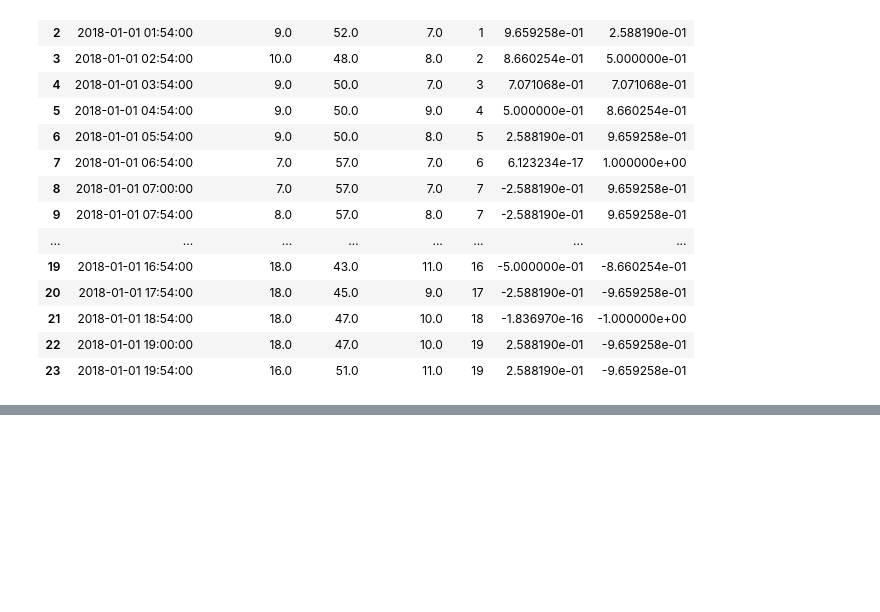
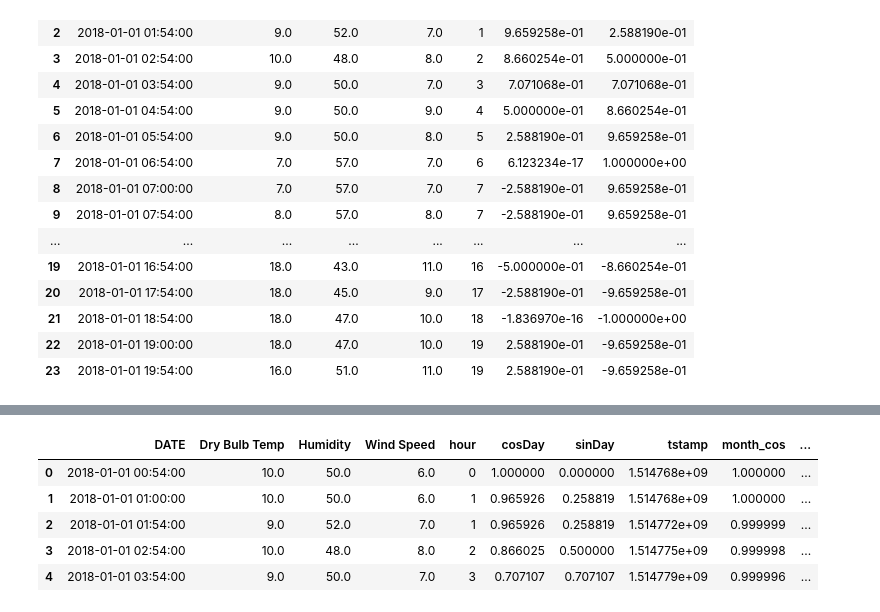
Before and after one commit to Capstone-Projects-2021-Fall/project-teams-better-weather, a Jupyter notebook: prediction/WeatherLSTM.ipynb, the cells around one changed output, grey strips where cells are left out. Cells and saved outputs as stored; diff of their text form; code cells hidden in the pictures; blank space fills up the shorter version.

```diff
--- a/prediction/WeatherLSTM.ipynb
+++ b/prediction/WeatherLSTM.ipynb
@@ -340,0 +341,9 @@ plt.show()
+# %%
+df.head()
+# %% [output]
+|  | DATE | Dry Bulb Temp | Humidity | Wind Speed | hour | cosDay | sinDay | tstamp | month_cos | ... |
+| 0 | 2018-01-01 00:54:00 | 10.0 | 50.0 | 6.0 | 0 | 1.000000 | 0.000000 | 1.514768e+09 | 1.000000 | ... |
+| 1 | 2018-01-01 01:00:00 | 10.0 | 50.0 | 6.0 | 1 | 0.965926 | 0.258819 | 1.514768e+09 | 1.000000 | ... |
+| 2 | 2018-01-01 01:54:00 | 9.0 | 52.0 | 7.0 | 1 | 0.965926 | 0.258819 | 1.514772e+09 | 0.999999 | ... |
+| 3 | 2018-01-01 02:54:00 | 10.0 | 48.0 | 8.0 | 2 | 0.866025 | 0.500000 | 1.514775e+09 | 0.999998 | ... |
+| 4 | 2018-01-01 03:54:00 | 9.0 | 50.0 | 7.0 | 3 | 0.707107 | 0.707107 | 1.514779e+09 | 0.999996 | ... |
```
Also changed, not shown: parts of 33 cells of this notebook, 9 other files.
